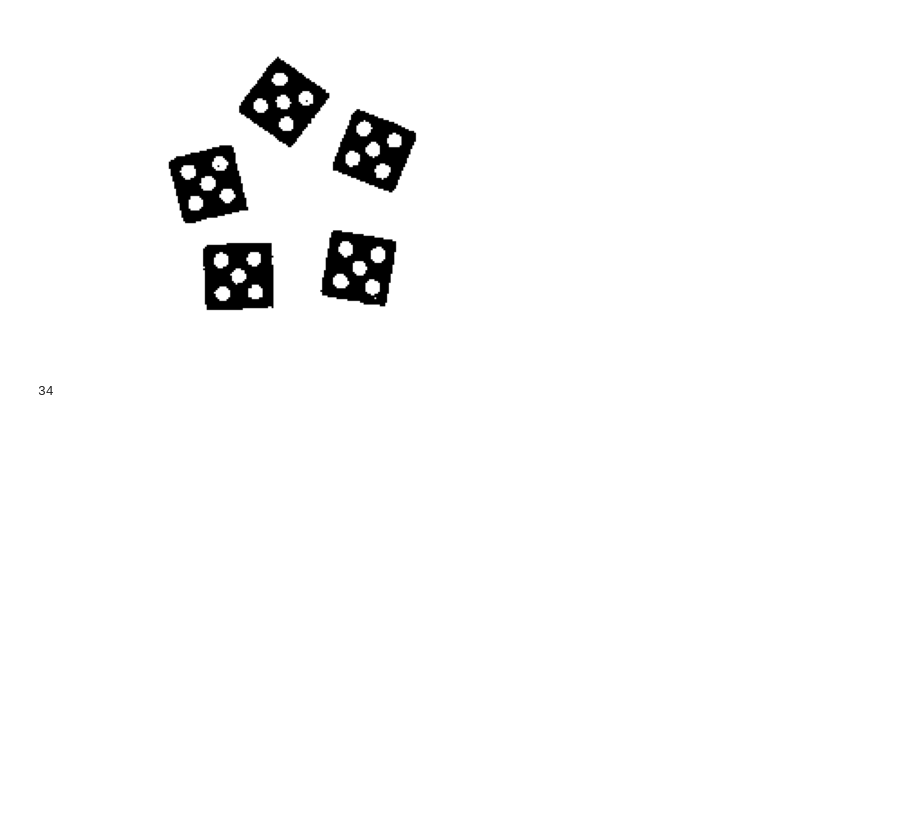
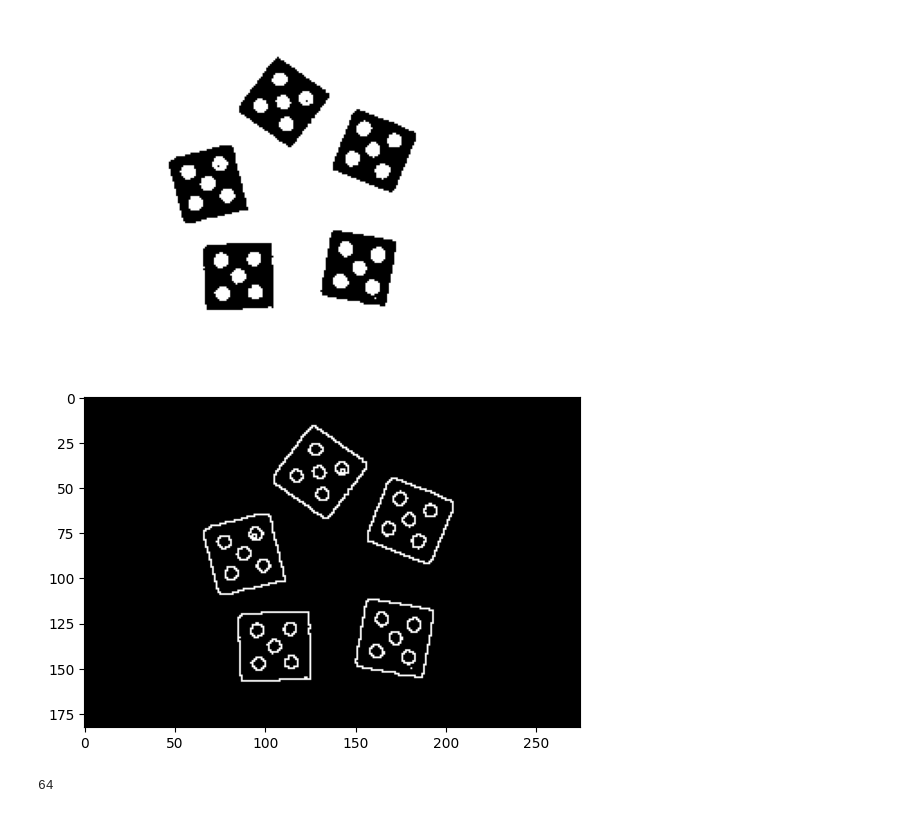
Before and after one commit to MahdiAhmadiKamal/PyLearn7-Image-Processing, a Jupyter notebook: PyLearn7-Assignment33/dice detector/object_detection_3.ipynb, the cells around one changed output. Cells and saved outputs as stored; diff of their text form; code cells hidden in the pictures; blank space fills up the shorter version.

```diff
--- a/PyLearn7-Assignment33/dice detector/object_detection_3.ipynb
+++ b/PyLearn7-Assignment33/dice detector/object_detection_3.ipynb
@@ -23,11 +23,21 @@ plt.imshow(img_dice_trsh, cmap="gray")
 plt.show()
 # %% [output]
 [figure]
+# %%
+kernel = np.array([[-1 , -1 , -1],
+                   [-1 ,  8 , -1],
+                   [-1 , -1 , -1]])
+
+img_dice_edge = cv2.filter2D(img_dice_trsh,-1,kernel)
+plt.imshow(img_dice_edge, cmap='gray')
+plt.show()
+# %% [output]
+[figure, added]
 # %%
-contours, _ = cv2.findContours(img_dice_trsh, cv2.RETR_LIST, cv2.CHAIN_APPROX_SIMPLE)
+contours, _ = cv2.findContours(img_dice_edge, cv2.RETR_LIST, cv2.CHAIN_APPROX_SIMPLE)
 len(contours)
 # %% [output]
-34
+64
 # %%
 result = img_dice.copy()
 
```
Also changed, not shown: parts of 2 cells of this notebook.
